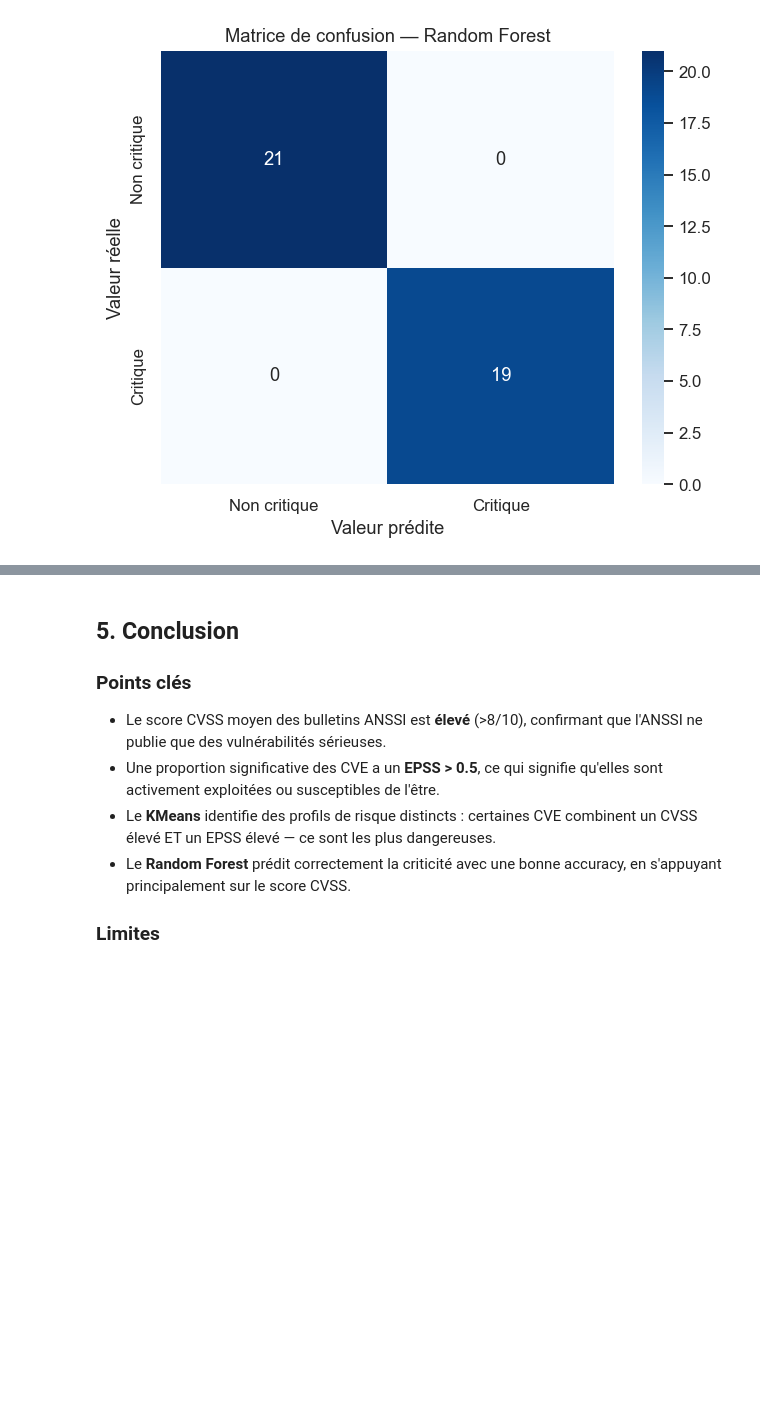
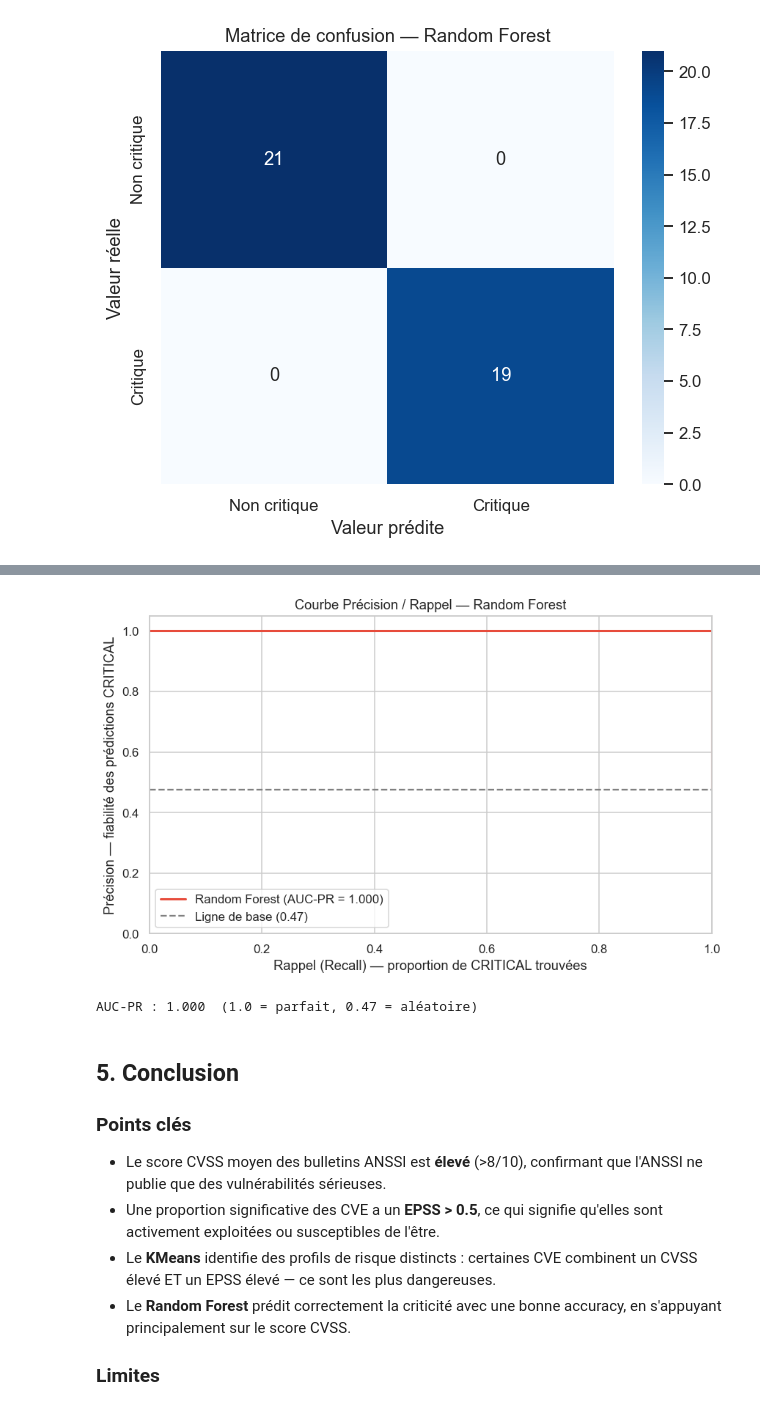
Before and after one commit to ChristinaPayong/Mastercamp-Anssi, a Jupyter notebook: analyse.ipynb, the cells around one changed output, grey strips where cells are left out. Saved outputs shown, nothing was run; the diff lists cells and outputs as text; code cells hidden in the pictures; blank space fills up the shorter version.

```diff
--- a/analyse.ipynb
+++ b/analyse.ipynb
@@ -460,3 +491,32 @@ plt.show()
+# %%
+from sklearn.metrics import precision_recall_curve, average_precision_score
+
+# Probabilités prédites (et non la classe 0/1)
+# predict_proba retourne [proba_classe_0, proba_classe_1] pour chaque exemple
+y_scores = rf.predict_proba(X_test)[:, 1]
+
+precision_vals, recall_vals, seuils = precision_recall_curve(y_test, y_scores)
+auc_pr = average_precision_score(y_test, y_scores)
+
+fig, ax = plt.subplots(figsize=(8, 5))
+ax.plot(recall_vals, precision_vals, color="#e74c3c", linewidth=2,
+        label=f"Random Forest (AUC-PR = {auc_pr:.3f})")
+ax.axhline(y_test.mean(), color="gray", linestyle="--",
+           label=f"Ligne de base ({y_test.mean():.2f})")
+ax.set_title("Courbe Précision / Rappel — Random Forest")
+ax.set_xlabel("Rappel (Recall) — proportion de CRITICAL trouvées")
+ax.set_ylabel("Précision — fiabilité des prédictions CRITICAL")
+ax.legend()
+ax.set_xlim([0, 1])
+ax.set_ylim([0, 1.05])
+plt.tight_layout()
+plt.savefig("viz_precision_rappel.png", bbox_inches="tight")
+plt.show()
+
+print(f"AUC-PR : {auc_pr:.3f}  (1.0 = parfait, {y_test.mean():.2f} = aléatoire)")
+# %% [output]
+[figure, added]
+AUC-PR : 1.000  (1.0 = parfait, 0.47 = aléatoire)
 # %% [markdown]
 ## 5. Conclusion
 
```
Also changed, not shown: parts of 9 cells of this notebook, 8 other files.
